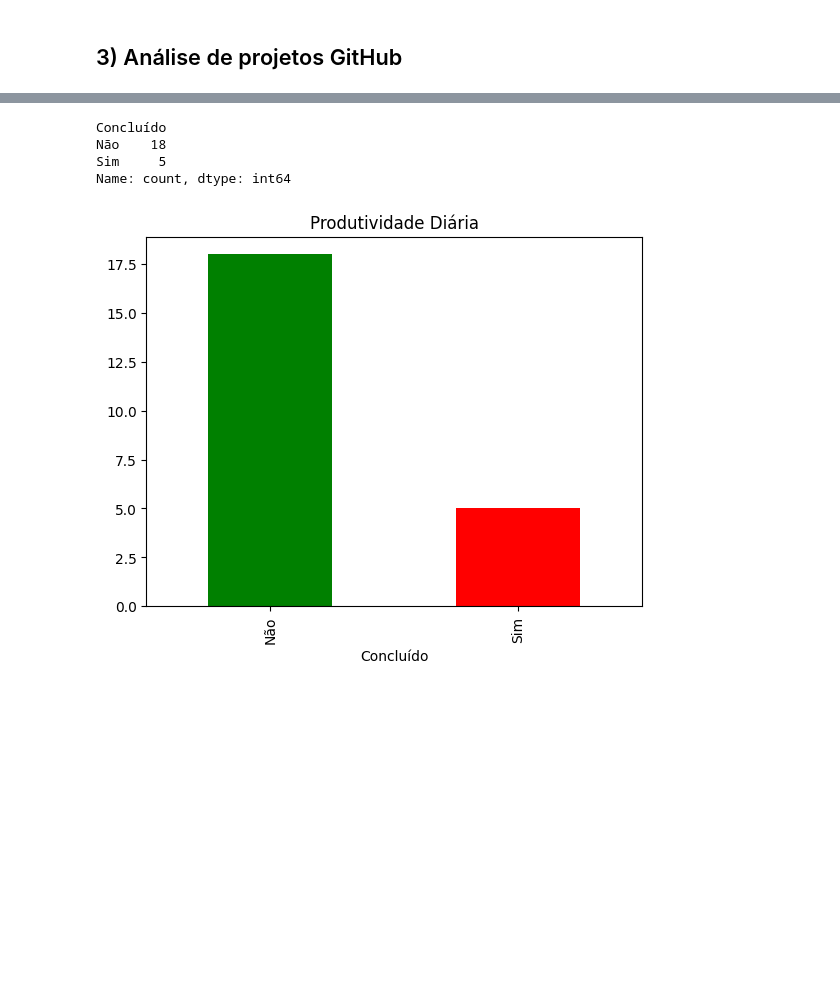
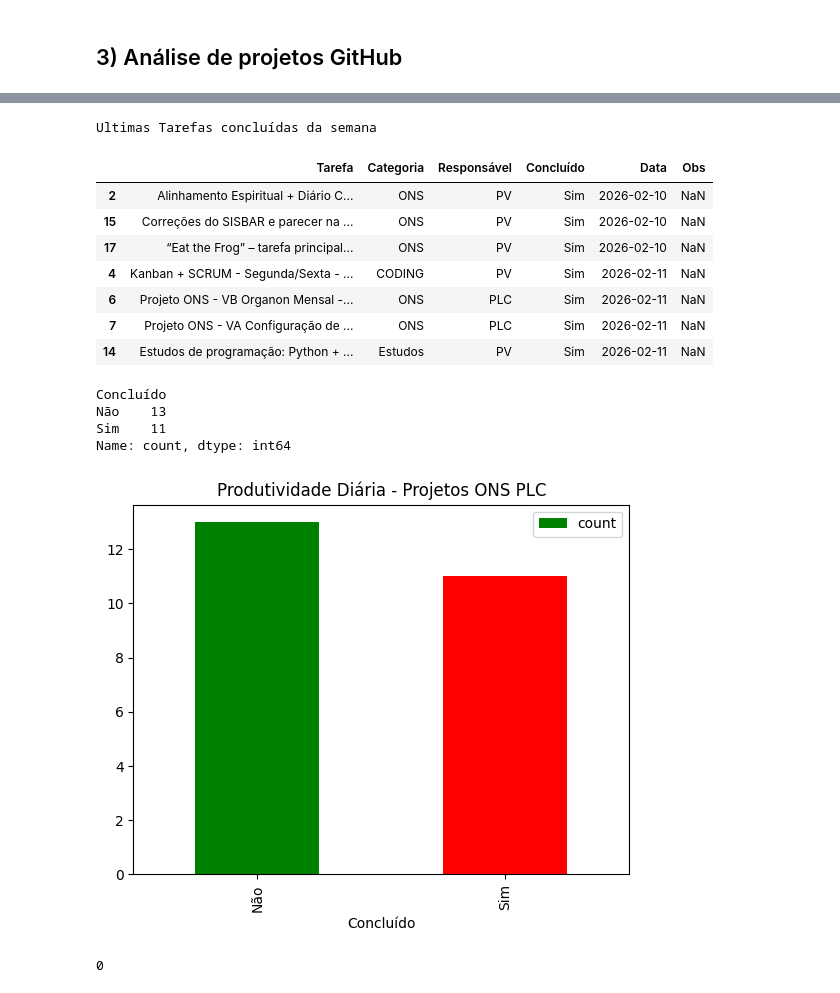
Before and after one commit to PedroVic12/Pikachu-Flask-Server, a Jupyter notebook: batcaverna/batcaverna-project/scripts/RelatorioProjetosGithub.ipynb, the cells around one changed output, grey strips where cells are left out. Saved outputs shown, nothing was run; the diff lists cells and outputs as text; code cells hidden in the pictures; blank space fills up the shorter version.

```diff
--- a/batcaverna/batcaverna-project/scripts/RelatorioProjetosGithub.ipynb
+++ b/batcaverna/batcaverna-project/scripts/RelatorioProjetosGithub.ipynb
@@ -368,24 +368,56 @@ GERANDO GRÁFICO DE SÉRIE TEMPORAL
 # %%
 import pandas as pd
 import matplotlib.pyplot as plt
 
 # Ler o arquivo
 df = pd.read_excel(
-    "/home/pedrov12/Documentos/GitHub/Pikachu-Flask-Server/batcaverna/planilhas/Tarefas_PLC_ONS (13-02-26).xlsx"
+    "/home/pedrov12/Documentos/GitHub/Tarefas_PLC_ONS_2026-02-14.xlsx"
 )
+
+"""
+O que cada parte faz:
+
+    by=['Data', 'Concluído']: Define a hierarquia da ordenação.
+    ascending=[True, False]:
+        True para a Data: organiza do dia mais antigo para o mais recente.
+        False para Concluído: Como "Sim" vem depois de "Não" alfabeticamente, o False (ordem decrescente) força o "Sim" a aparecer primeiro caso haja empate na mesma data.
+
+"""
+
+df_ordenado = df.sort_values(by=['Data', 'Concluído'], ascending=[True, False])
+print("Ultimas Tarefas concluídas da semana")
+display(df_ordenado.head(7))
 
 # Contar Status
 status_counts = df["Concluído"].value_counts()
 
 print(status_counts)
 
 # Plotar
 status_counts.plot(kind="bar", color=["green", "red"])
-plt.title("Produtividade Diária")
+plt.title("Produtividade Diária - Projetos ONS PLC")
+plt.legend()
 plt.show()
 # %% [output]
-Concluído
-Não    18
-Sim     5
-Name: count, dtype: int64
+Ultimas Tarefas concluídas da semana
+|  | Tarefa | Categoria | Responsável | Concluído | Data | Obs |
+| 2 | Alinhamento Espiritual + Diário C... | ONS | PV | Sim | 2026-02-10 | NaN |
+| 15 | Correções do SISBAR e parecer na ... | ONS | PV | Sim | 2026-02-10 | NaN |
+| 17 | “Eat the Frog” – tarefa principal... | ONS | PV | Sim | 2026-02-10 | NaN |
+| 4 | Kanban + SCRUM - Segunda/Sexta - ... | CODING | PV | Sim | 2026-02-11 | NaN |
+| 6 | Projeto ONS - VB Organon Mensal -... | ONS | PLC | Sim | 2026-02-11 | NaN |
+| 7 | Projeto ONS - VA Configuração de ... | ONS | PLC | Sim | 2026-02-11 | NaN |
+| 14 | Estudos de programação: Python + ... | Estudos | PV | Sim | 2026-02-11 | NaN |
+Concluído
+Não    13
+Sim    11
+Name: count, dtype: int64
-[figure, old version]
+[figure, new version]
+# %%
+dashboard_projetos_Qt6_file = "/home/pedrov12/Documentos/GitHub/Pikachu-Flask-Server/batcaverna/batcaverna-project/tools/dashboard_Qt6_MVC_v2.py"
+
+import os
+
+os.system(f"python {dashboard_projetos_Qt6_file}")
+# %% [output]
+0
```
Also changed, not shown: parts of 1 cell of this notebook, 9 other files.
